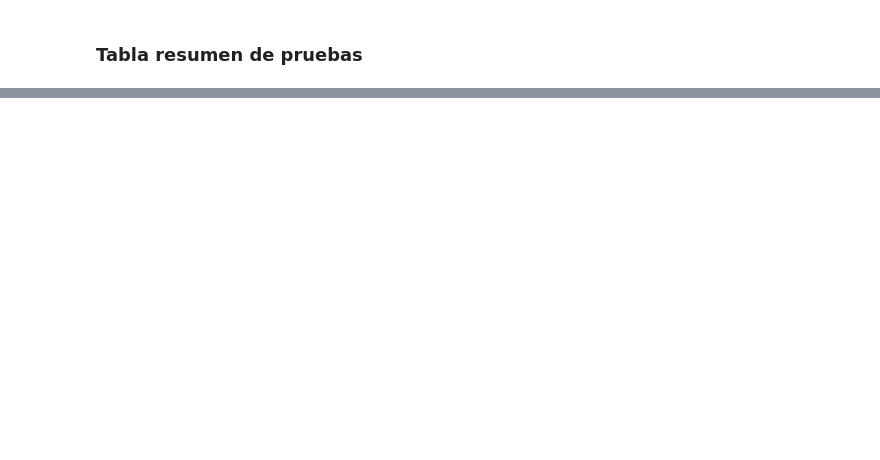
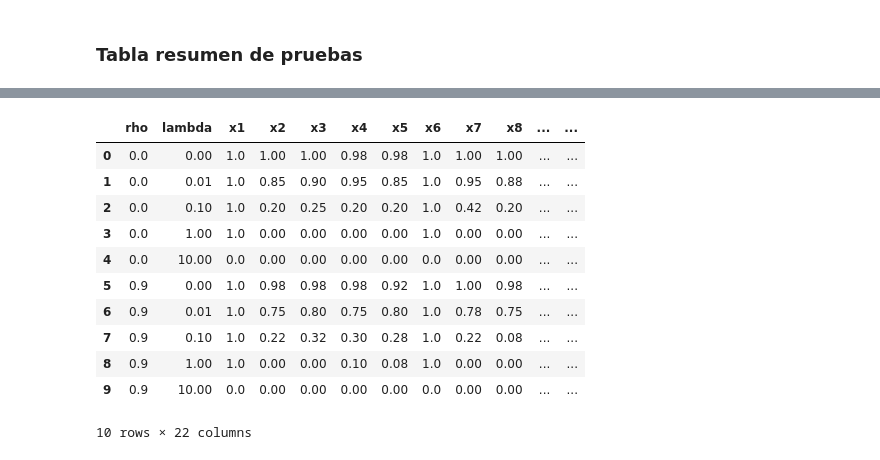
Before and after one commit to Mmora-07/aprendizaje_autom-tico_t_1, a Jupyter notebook: 01_implementacion_simulacion.ipynb, the cells around one changed output, grey strips where cells are left out. Saved outputs shown, nothing was run; the diff lists cells and outputs as text; code cells hidden in the pictures; blank space fills up the shorter version.

```diff
--- a/01_implementacion_simulacion.ipynb
+++ b/01_implementacion_simulacion.ipynb
@@ -959,0 +520,12 @@ Con $\rho=0$ no hay sustitución en ningún $\lambda_1$. Con $\rho=0$ la recuper
+# %%
+def equivalencias_sklearn(N, lam1, lam2):
+    """Parámetros de scikit-learn equivalentes a nuestros lambdas para N filas de entrenamiento."""
+    return {"N": N,
+            "Ridge alpha = N*lam2": N * lam2,
+            "Lasso alpha = lam1": lam1,
+            "Logistic C = 1/(N*lam2_log)": 1 / (N * lam2_log)}
+
+
+tabla_equiv = pd.DataFrame([equivalencias_sklearn(n, lam1, lam2) for n in (150, 300)])
+print(f"lam1 = {lam1}, lam2 = {lam2}, lam2 (logística) = {lam2_log}")
+tabla_equiv
@@ -959,0 +824,29 @@ Con $\rho=0$ no hay sustitución en ningún $\lambda_1$. Con $\rho=0$ la recuper
+# %%
+def ridge_teorico(X, lam, sigma2=1.0):
+    """Media y covarianza teóricas de Ridge con X fija y b = 0 (problema 1c).
+
+    Con A = XᵀX + N lam I:  media = A⁻¹XᵀX w*,  cov = sigma2 · A⁻¹XᵀX A⁻¹.
+    Se calculan con solve, sin invertir A.
+    """
+    G = X.T @ X
+    A = G + len(X) * lam * np.eye(X.shape[1])
+    S = np.linalg.solve(A, G)                     # S = A⁻¹ XᵀX
+    media = S @ w_estrella
+    cov = sigma2 * np.linalg.solve(A, S.T).T      # A⁻¹XᵀX A⁻¹ (se usa que A es simétrica)
+    return media, cov
+
+
+filas = []
+for rho in RHOS:
+    X = escenarios[rho][0]
+    for modelo, lam in [("OLS", 0.0)] + [("Ridge", l) for l in LAMBDAS]:
+        W = coeficientes[(rho, modelo, lam)]
+        media_t, cov_t = ridge_teorico(X, lam)              # teoría
+        media_e = W.mean(axis=0)                            # empírico (40 réplicas)
+        cov_e = np.cov(W, rowvar=False)
+        filas.append({
+            "rho": rho, "modelo": modelo, "lambda": lam,
+            "error rel. media": np.linalg.norm(media_e - media_t) / np.linalg.norm(media_t),
+            "error rel. cov (Frobenius)": np.linalg.norm(cov_e - cov_t) / np.linalg.norm(cov_t),
+        })
+pd.DataFrame(filas).round(4)
@@ -959,0 +967,16 @@ Con $\rho=0$ no hay sustitución en ningún $\lambda_1$. Con $\rho=0$ la recuper
+# %%
+# Frecuencia de selección de cada variable (fracción de réplicas), por escenario y lambda.
+frecuencias.round(2)
+# %% [output]
+|  | rho | lambda | x1 | x2 | x3 | x4 | x5 | x6 | x7 | x8 | ... | ... |
+| 0 | 0.0 | 0.00 | 1.0 | 1.00 | 1.00 | 0.98 | 0.98 | 1.0 | 1.00 | 1.00 | ... | ... |
+| 1 | 0.0 | 0.01 | 1.0 | 0.85 | 0.90 | 0.95 | 0.85 | 1.0 | 0.95 | 0.88 | ... | ... |
+| 2 | 0.0 | 0.10 | 1.0 | 0.20 | 0.25 | 0.20 | 0.20 | 1.0 | 0.42 | 0.20 | ... | ... |
+| 3 | 0.0 | 1.00 | 1.0 | 0.00 | 0.00 | 0.00 | 0.00 | 1.0 | 0.00 | 0.00 | ... | ... |
+| 4 | 0.0 | 10.00 | 0.0 | 0.00 | 0.00 | 0.00 | 0.00 | 0.0 | 0.00 | 0.00 | ... | ... |
+| 5 | 0.9 | 0.00 | 1.0 | 0.98 | 0.98 | 0.98 | 0.92 | 1.0 | 1.00 | 0.98 | ... | ... |
+| 6 | 0.9 | 0.01 | 1.0 | 0.75 | 0.80 | 0.75 | 0.80 | 1.0 | 0.78 | 0.75 | ... | ... |
+| 7 | 0.9 | 0.10 | 1.0 | 0.22 | 0.32 | 0.30 | 0.28 | 1.0 | 0.22 | 0.08 | ... | ... |
+| 8 | 0.9 | 1.00 | 1.0 | 0.00 | 0.00 | 0.10 | 0.08 | 1.0 | 0.00 | 0.00 | ... | ... |
+| 9 | 0.9 | 10.00 | 0.0 | 0.00 | 0.00 | 0.00 | 0.00 | 0.0 | 0.00 | 0.00 | ... | ... |
+10 rows × 22 columns
```
Also changed, not shown: parts of 84 cells of this notebook, 2 other files.
